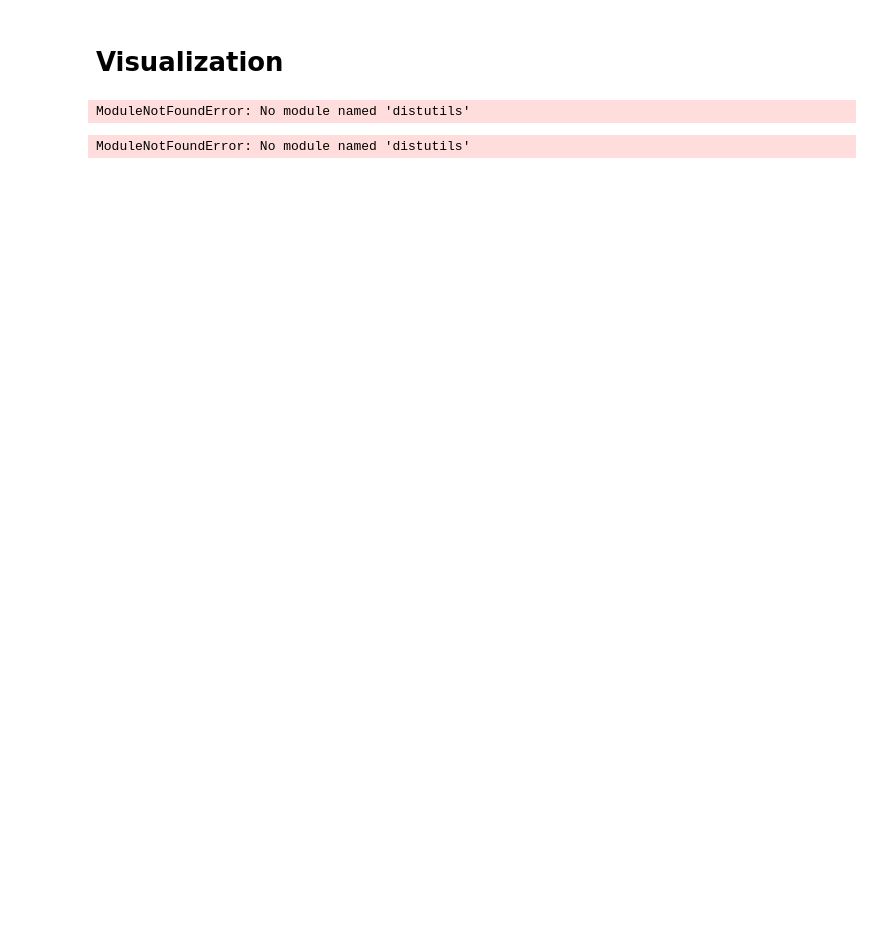
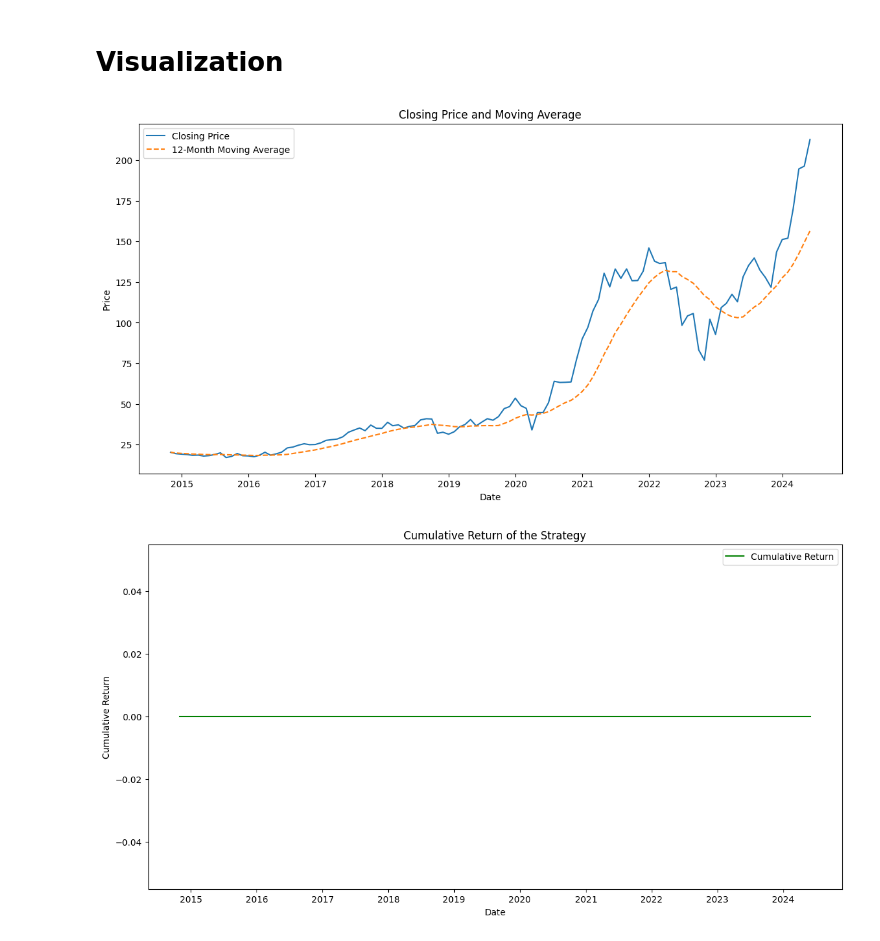
Before and after one commit to HsiehShuJeng/financial-strategy-experiment, a Jupyter notebook: development/experiment.ipynb, the cells around one changed output. Cells and saved outputs as stored; diff of their text form; code cells hidden in the pictures; blank space fills up the shorter version.

Commit message:
Tweak visualization logic

```diff
--- a/development/experiment.ipynb
+++ b/development/experiment.ipynb
@@ -264,27 +268,24 @@ only showing top 20 rows
 # %%
 pandas_df = result_with_cumulative_returns.toPandas()
 
 # Plot the closing price and moving average
 plt.figure(figsize=(14, 7))
-plt.plot(pandas_df['date'], pandas_df['close'], label='Closing Price')
-plt.plot(pandas_df['date'], pandas_df['moving_avg'], label='12-Month Moving Average', linestyle='--')
+plt.plot(pandas_df['Date'], pandas_df['Close'], label='Closing Price')
+plt.plot(pandas_df['Date'], pandas_df['moving_avg'], label='12-Month Moving Average', linestyle='--')
 plt.xlabel('Date')
 plt.ylabel('Price')
 plt.title('Closing Price and Moving Average')
 plt.legend()
 plt.show()
 
 # Plot the cumulative returns
 plt.figure(figsize=(14, 7))
-plt.plot(pandas_df['date'], pandas_df['cumulative_return'], label='Cumulative Return', color='green')
+plt.plot(pandas_df['Date'], pandas_df['cumulative_return'], label='Cumulative Return', color='green')
 plt.xlabel('Date')
 plt.ylabel('Cumulative Return')
 plt.title('Cumulative Return of the Strategy')
 plt.legend()
 plt.show()
 # %% [output]
-ModuleNotFoundError: No module named 'distutils'
+[figure, added]
+[figure, added]
-# %%
-pandas_df = result_with_cumulative_returns.toPandas()
-# %% [output]
-ModuleNotFoundError: No module named 'distutils'
```
Also changed, not shown: parts of 5 cells of this notebook, 2 other files.
